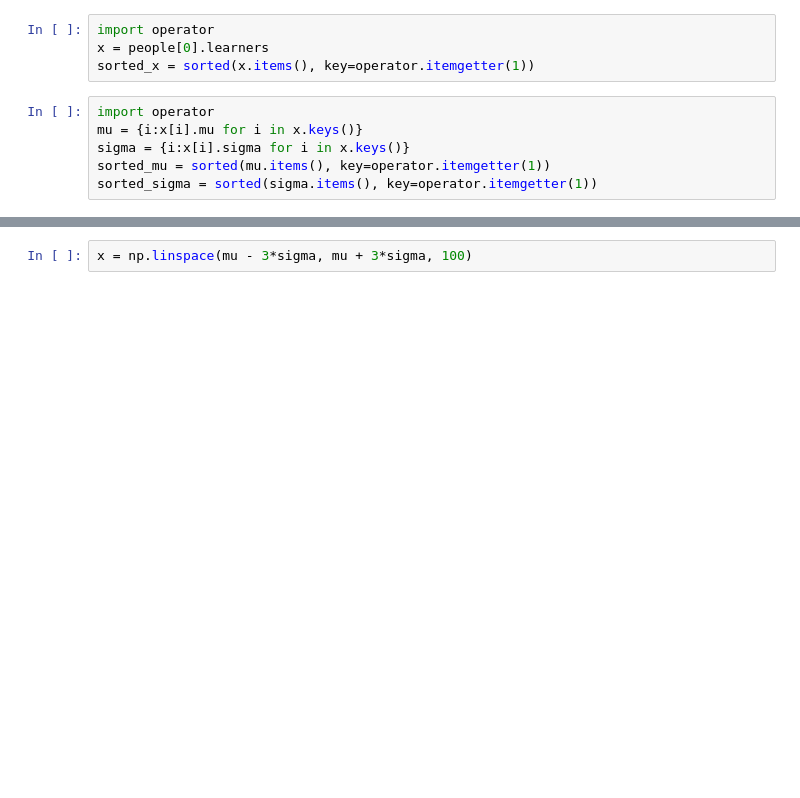
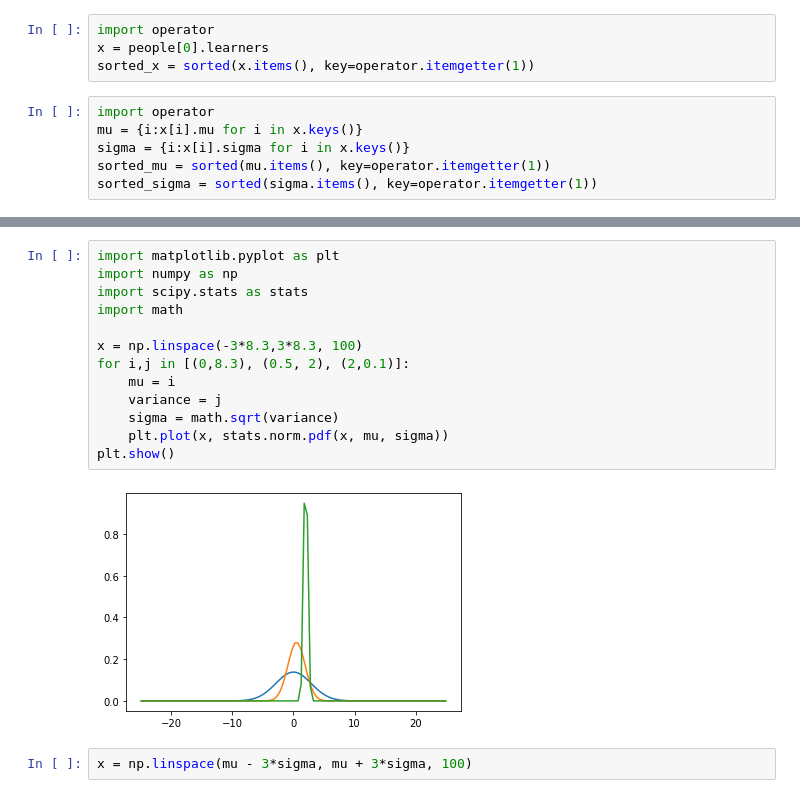
Before and after one commit to gregpr07/x5gon-blind, a Jupyter notebook: backend/martinscripts/Test1.ipynb, the cells around one changed output, grey strips where cells are left out. Saved outputs shown, nothing was run; the diff lists cells and outputs as text; blank space fills up the shorter version.

```diff
--- a/backend/martinscripts/Test1.ipynb
+++ b/backend/martinscripts/Test1.ipynb
@@ -254,3 +239,18 @@ plt.show()
+# %%
+import matplotlib.pyplot as plt
+import numpy as np
+import scipy.stats as stats
+import math
+
+x = np.linspace(-3*8.3,3*8.3, 100)
+for i,j in [(0,8.3), (0.5, 2), (2,0.1)]:
+    mu = i
+    variance = j
+    sigma = math.sqrt(variance)
+    plt.plot(x, stats.norm.pdf(x, mu, sigma))
+plt.show()
+# %% [output]
+[figure, added]
 # %%
 x = np.linspace(mu - 3*sigma, mu + 3*sigma, 100)
 # %%
```
Also changed, not shown: parts of 17 cells of this notebook.
